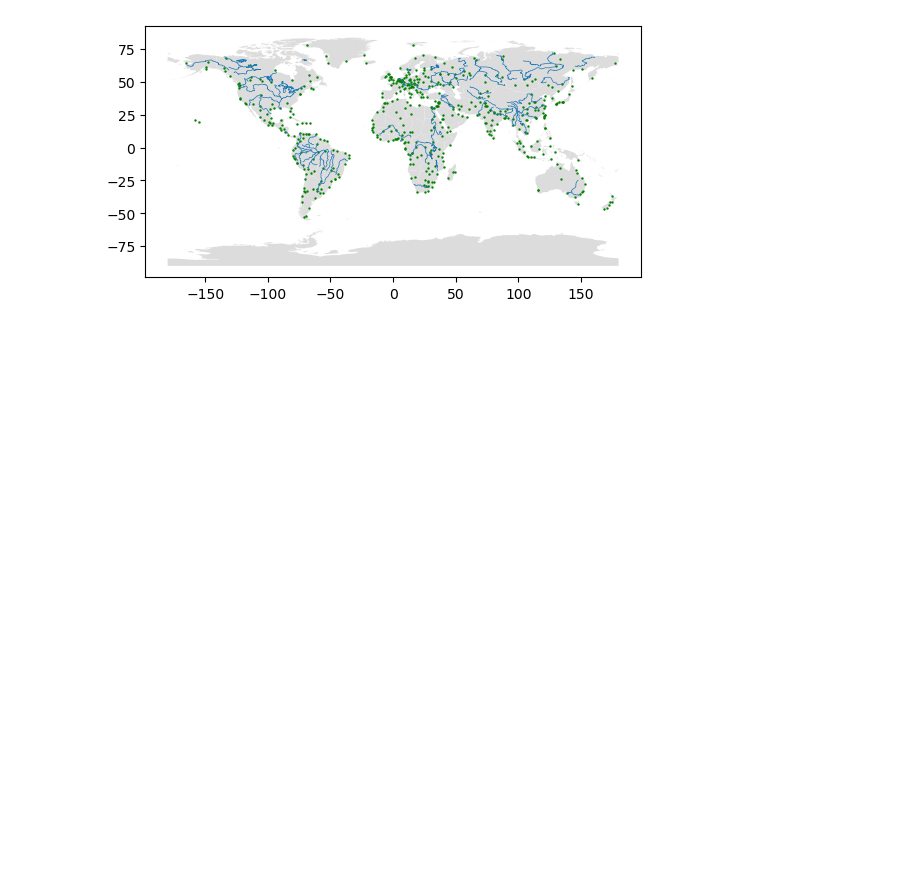
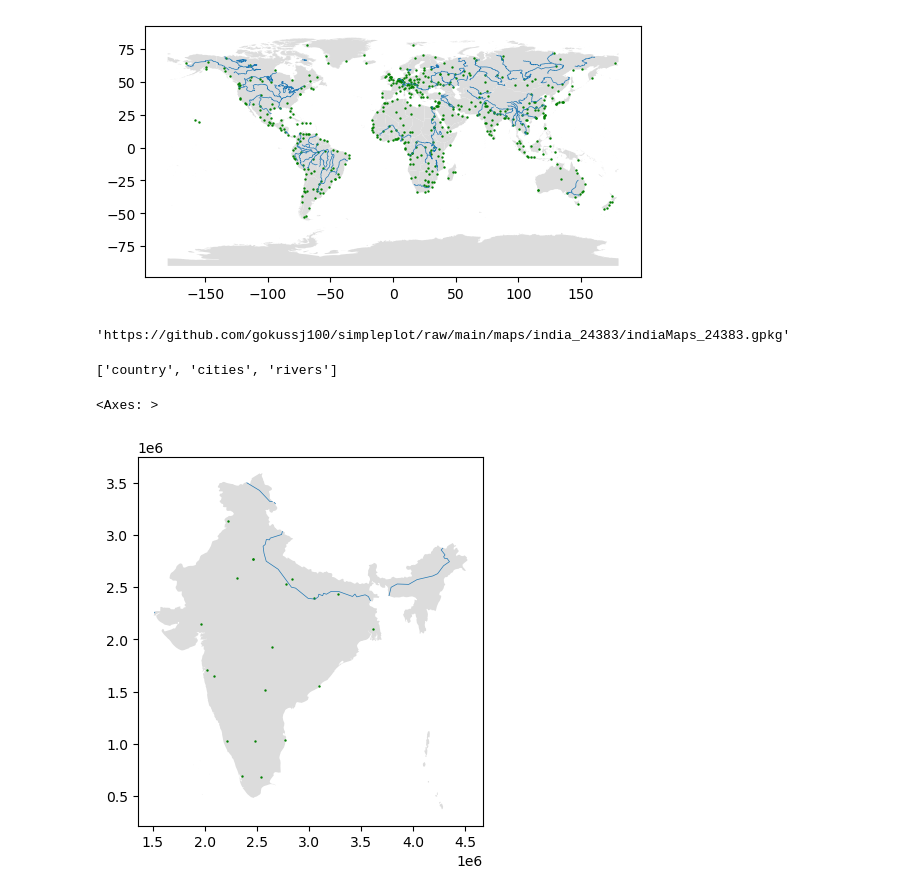
Before and after one commit to gokussj100/simpleplot, a Jupyter notebook: Evaluacion2.ipynb, the cells around one changed output. Saved outputs shown, nothing was run; the diff lists cells and outputs as text; code cells hidden in the pictures; blank space fills up the shorter version.

```diff
--- a/Evaluacion2.ipynb
+++ b/Evaluacion2.ipynb
@@ -165,3 +165,24 @@ import os
 india_24383.to_file(os.path.join("maps","india_24383","indiaMaps_24383.gpkg"), layer='country', driver="GPKG")
 cities_24383.to_file(os.path.join("maps","india_24383","indiaMaps_24383.gpkg"), layer='cities', driver="GPKG")
 rivers_24383.to_file(os.path.join("maps","india_24383","indiaMaps_24383.gpkg"), layer='rivers', driver="GPKG")
+# %%
+#Verificando si el link de indiaMaps esta correcto
+indiaMaps='https://github.com/gokussj100/simpleplot/raw/main/maps/india_24383/indiaMaps_24383.gpkg'
+indiaMaps
+# %% [output]
+'https://github.com/gokussj100/simpleplot/raw/main/maps/india_24383/indiaMaps_24383.gpkg'
+# %%
+listlayers(indiaMaps)
+# %% [output]
+['country', 'cities', 'rivers']
+# %%
+countries=gpd.read_file(indiaMaps,layer='country')
+cities=gpd.read_file(indiaMaps,layer='cities')
+rivers=gpd.read_file(indiaMaps,layer='rivers')
+# %%
+base= countries.plot(facecolor='gainsboro')
+cities.plot(ax=base, markersize=0.5, color='green')
+rivers.plot(ax=base, linewidth=0.5)
+# %% [output]
+<Axes: >
+[figure, added]
```
Also changed, not shown: parts of 1 cell of this notebook.
